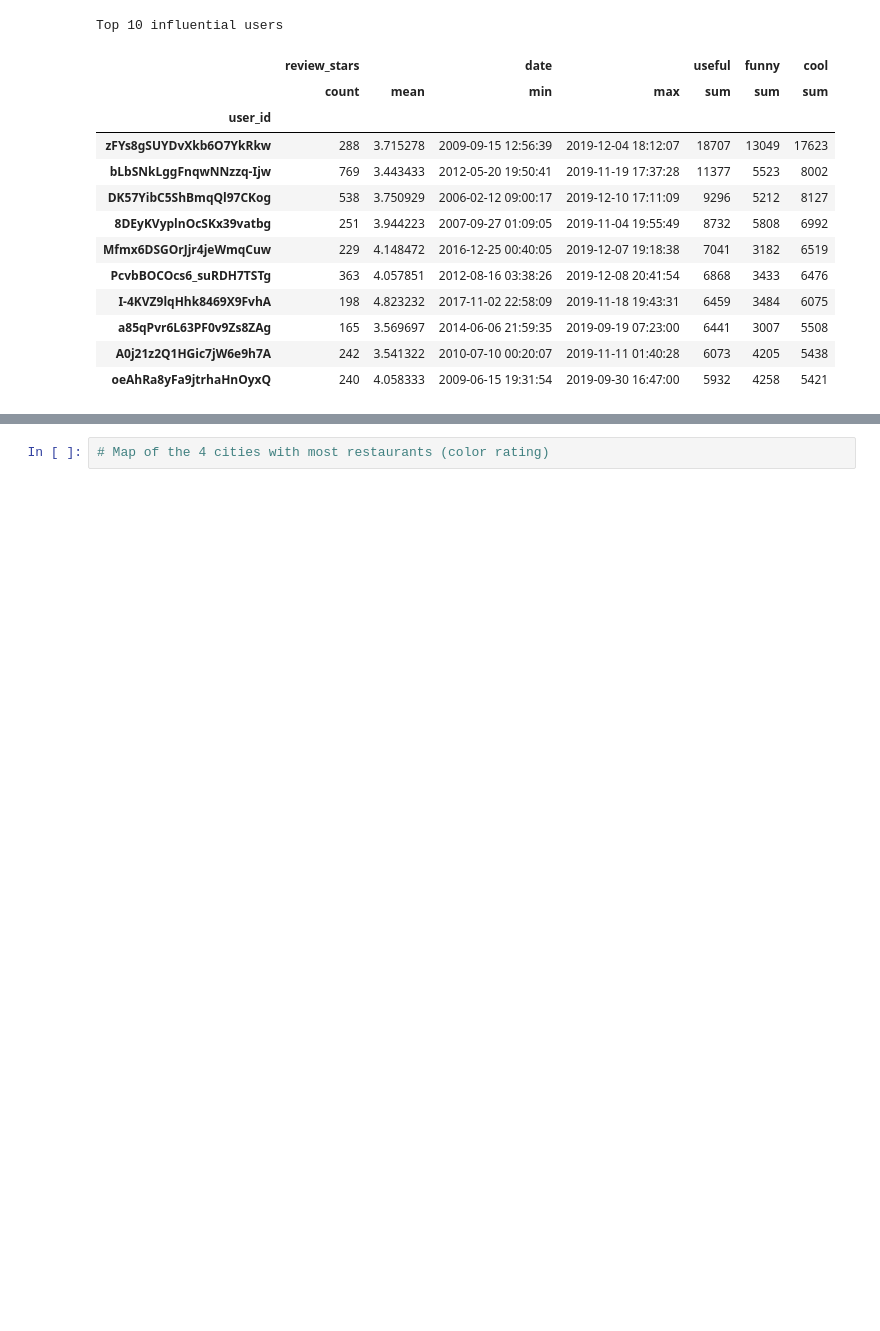
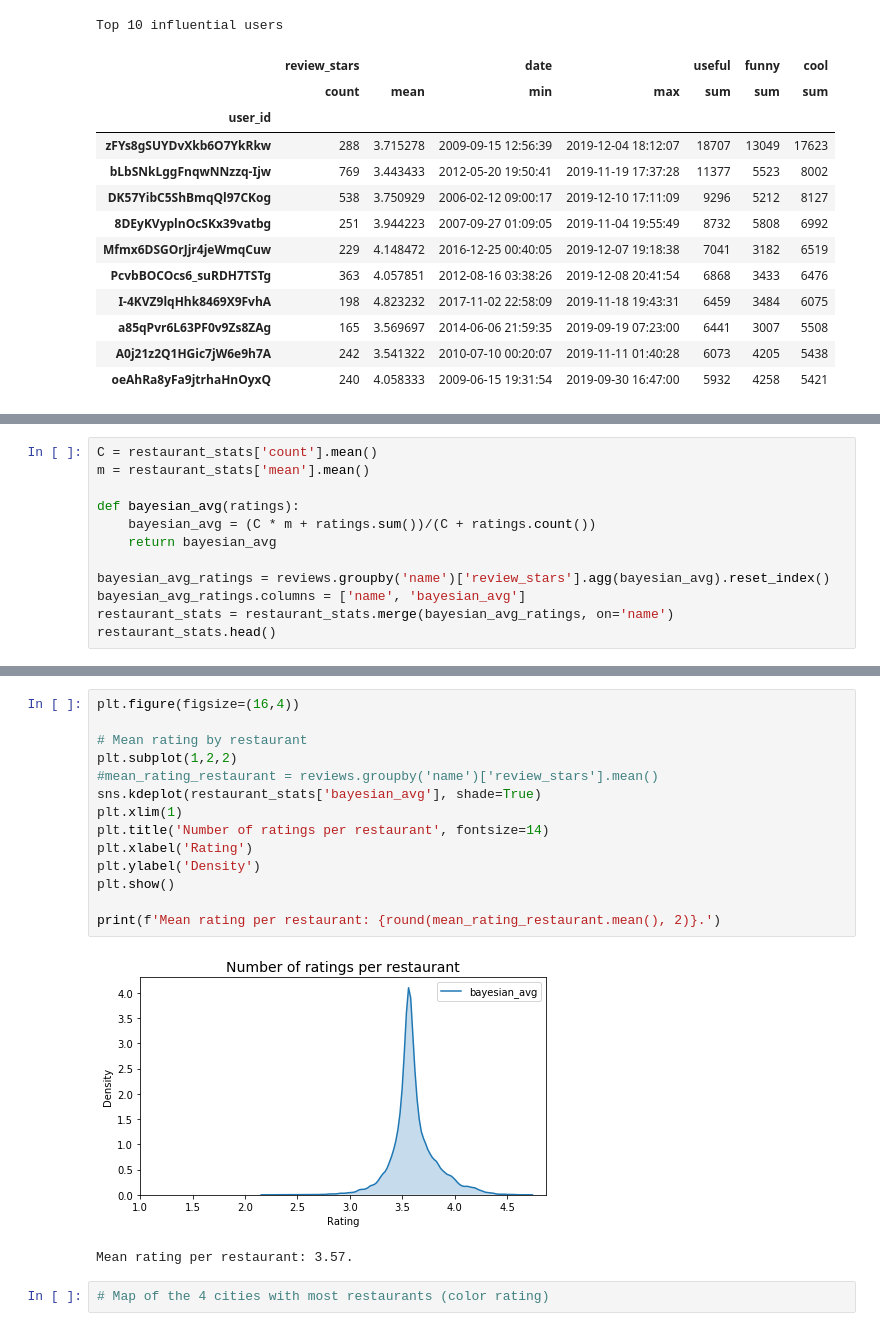
Before and after one commit to mavalos90/IH_final_project, a Jupyter notebook: code/1.EDA.ipynb, the cells around one changed output, grey strips where cells are left out. Cells and saved outputs as stored; diff of their text form; blank space fills up the shorter version.

Commit message:
Bayesian average done

```diff
--- a/code/1.EDA.ipynb
+++ b/code/1.EDA.ipynb
@@ -418,0 +438,12 @@ Top 10 influential users
+# %%
+C = restaurant_stats['count'].mean()
+m = restaurant_stats['mean'].mean()
+
+def bayesian_avg(ratings):
+    bayesian_avg = (C * m + ratings.sum())/(C + ratings.count())
+    return bayesian_avg
+
+bayesian_avg_ratings = reviews.groupby('name')['review_stars'].agg(bayesian_avg).reset_index()
+bayesian_avg_ratings.columns = ['name', 'bayesian_avg']
+restaurant_stats = restaurant_stats.merge(bayesian_avg_ratings, on='name')
+restaurant_stats.head()
@@ -419,3 +489,20 @@ Top 10 influential users
+# %%
+plt.figure(figsize=(16,4))
+
+# Mean rating by restaurant
+plt.subplot(1,2,2)
+#mean_rating_restaurant = reviews.groupby('name')['review_stars'].mean()
+sns.kdeplot(restaurant_stats['bayesian_avg'], shade=True)
+plt.xlim(1)
+plt.title('Number of ratings per restaurant', fontsize=14)
+plt.xlabel('Rating')
+plt.ylabel('Density')
+plt.show()
+
+print(f'Mean rating per restaurant: {round(mean_rating_restaurant.mean(), 2)}.')
+# %% [output]
+[figure, added]
+Mean rating per restaurant: 3.57.
 # %%
 # Map of the 4 cities with most restaurants (color rating)
 # %%
```
Also changed, not shown: parts of 16 cells of this notebook.
